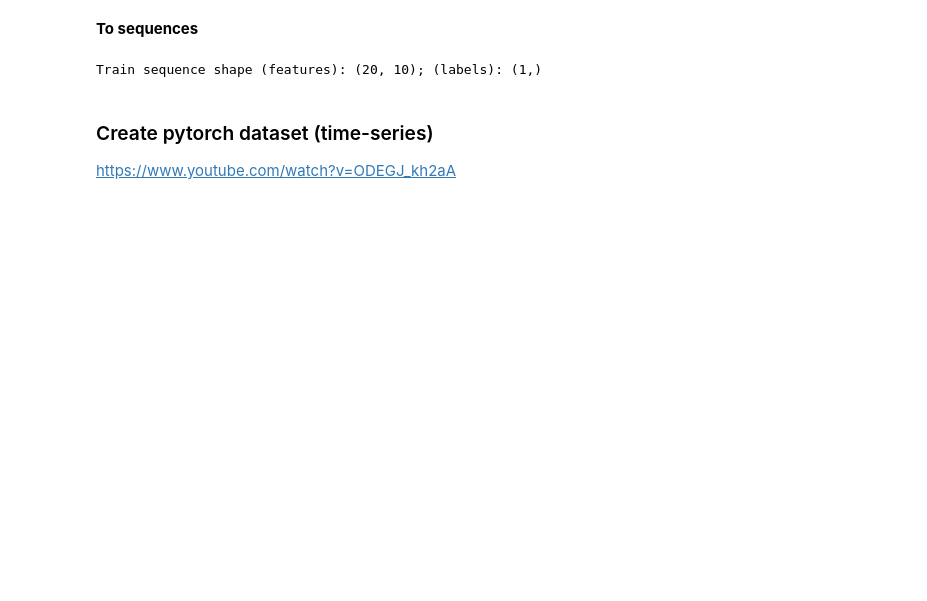
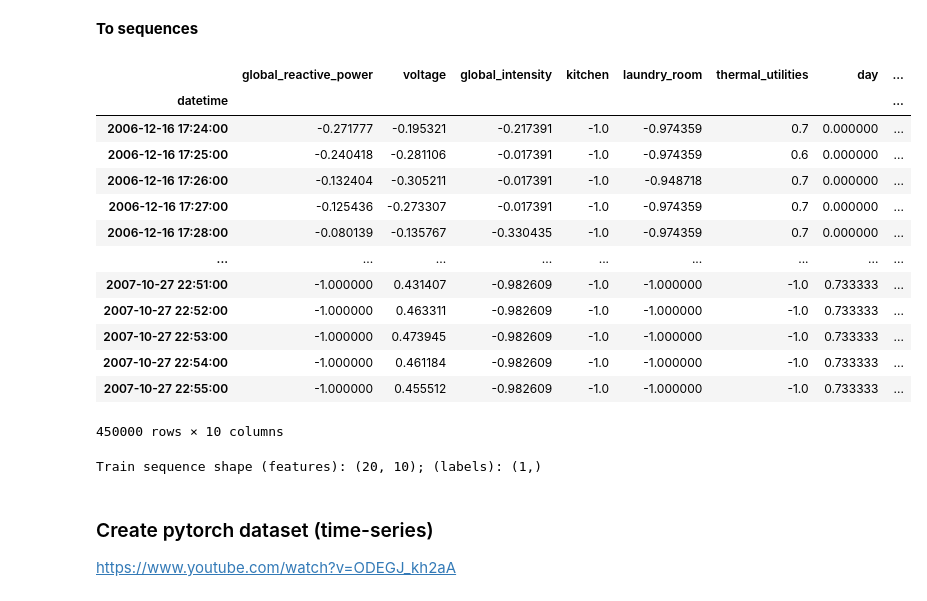
Before and after one commit to erlanggagatum/power-consumption, a Jupyter notebook: notebooks/1.timeseries-pytorch.ipynb, the cells around one changed output. Saved outputs shown, nothing was run; the diff lists cells and outputs as text; code cells hidden in the pictures; blank space fills up the shorter version.

```diff
--- a/notebooks/1.timeseries-pytorch.ipynb
+++ b/notebooks/1.timeseries-pytorch.ipynb
@@ -148,6 +149,23 @@ def create_sequences(input_data: pd.DataFrame, target_column, sequence_length, o
     return sequences
 # %%
 input_data = train_df[:100]
+
+train_df[:500000]
+# %% [output]
+|  | global_reactive_power | voltage | global_intensity | kitchen | laundry_room | thermal_utilities | day | ... |
+| datetime |  |  |  |  |  |  |  | ... |
+| 2006-12-16 17:24:00 | -0.271777 | -0.195321 | -0.217391 | -1.0 | -0.974359 | 0.7 | 0.000000 | ... |
+| 2006-12-16 17:25:00 | -0.240418 | -0.281106 | -0.017391 | -1.0 | -0.974359 | 0.6 | 0.000000 | ... |
+| 2006-12-16 17:26:00 | -0.132404 | -0.305211 | -0.017391 | -1.0 | -0.948718 | 0.7 | 0.000000 | ... |
+| 2006-12-16 17:27:00 | -0.125436 | -0.273307 | -0.017391 | -1.0 | -0.974359 | 0.7 | 0.000000 | ... |
+| 2006-12-16 17:28:00 | -0.080139 | -0.135767 | -0.330435 | -1.0 | -0.974359 | 0.7 | 0.000000 | ... |
+| ... | ... | ... | ... | ... | ... | ... | ... | ... |
+| 2007-10-27 22:51:00 | -1.000000 | 0.431407 | -0.982609 | -1.0 | -1.000000 | -1.0 | 0.733333 | ... |
+| 2007-10-27 22:52:00 | -1.000000 | 0.463311 | -0.982609 | -1.0 | -1.000000 | -1.0 | 0.733333 | ... |
+| 2007-10-27 22:53:00 | -1.000000 | 0.473945 | -0.982609 | -1.0 | -1.000000 | -1.0 | 0.733333 | ... |
+| 2007-10-27 22:54:00 | -1.000000 | 0.461184 | -0.982609 | -1.0 | -1.000000 | -1.0 | 0.733333 | ... |
+| 2007-10-27 22:55:00 | -1.000000 | 0.455512 | -0.982609 | -1.0 | -1.000000 | -1.0 | 0.733333 | ... |
+450000 rows × 10 columns
 # %%
 train_seq = create_sequences(input_data, 'global_active_power', 20, 1)
 # %%
```
Also changed, not shown: parts of 20 cells of this notebook.
